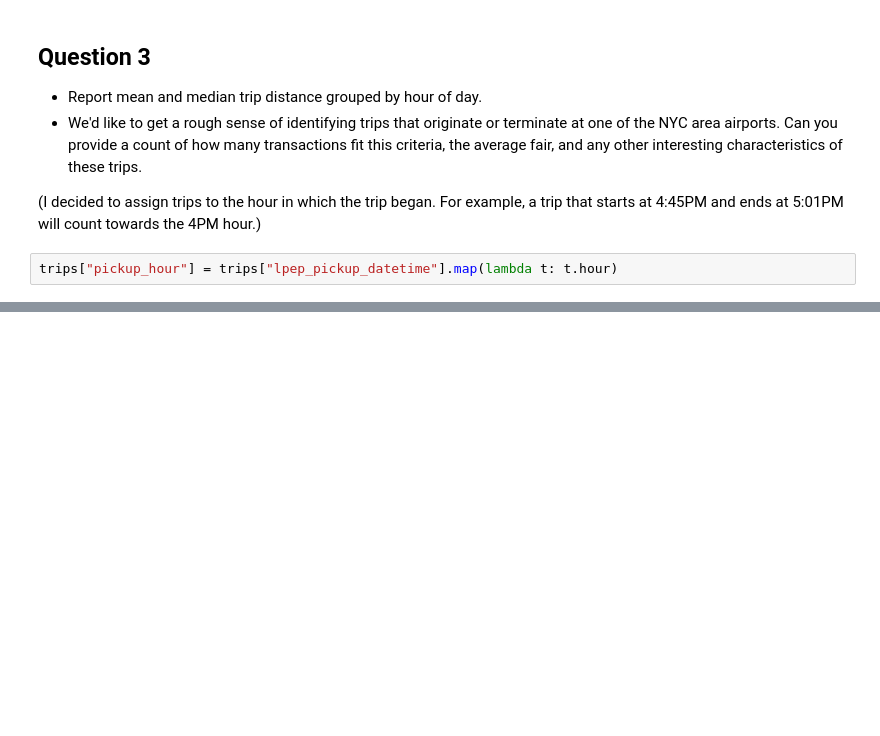
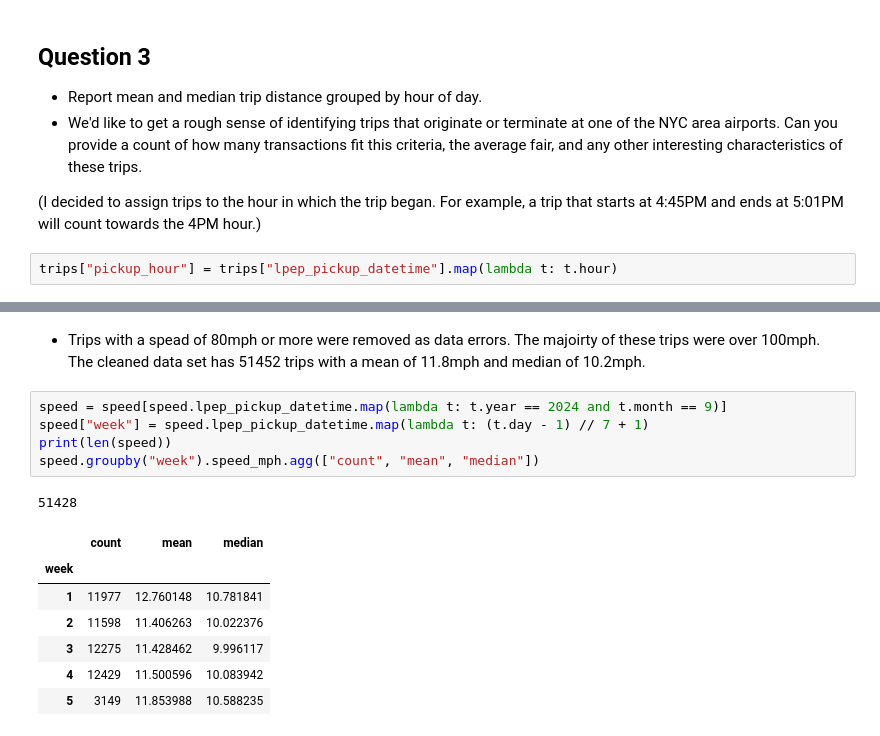
Before and after one commit to ryansapp1206/CS-427, a Jupyter notebook: project 2/project2.ipynb, the cells around one changed output, grey strips where cells are left out. Cells and saved outputs as stored; diff of their text form; blank space fills up the shorter version.

```diff
--- a/project 2/project2.ipynb
+++ b/project 2/project2.ipynb
@@ -87,0 +240,16 @@ trips[trips["trip_distance"] < 100].groupby("pickup_hour").trip_distance.agg(["m
+# %% [markdown]
+- Trips with a spead of 80mph or more were removed as data errors. The majoirty of these trips were over 100mph. The cleaned data set has 51452 trips with a mean of 11.8mph and median of 10.2mph.
+# %%
+speed = speed[speed.lpep_pickup_datetime.map(lambda t: t.year == 2024 and t.month == 9)]
+speed["week"] = speed.lpep_pickup_datetime.map(lambda t: (t.day - 1) // 7 + 1)
+print(len(speed))
+speed.groupby("week").speed_mph.agg(["count", "mean", "median"])
+# %% [output]
+51428
+|  | count | mean | median |
+| week |  |  |  |
+| 1 | 11977 | 12.760148 | 10.781841 |
+| 2 | 11598 | 11.406263 | 10.022376 |
+| 3 | 12275 | 11.428462 | 9.996117 |
+| 4 | 12429 | 11.500596 | 10.083942 |
+| 5 | 3149 | 11.853988 | 10.588235 |
```
Also changed, not shown: parts of 23 cells of this notebook.
